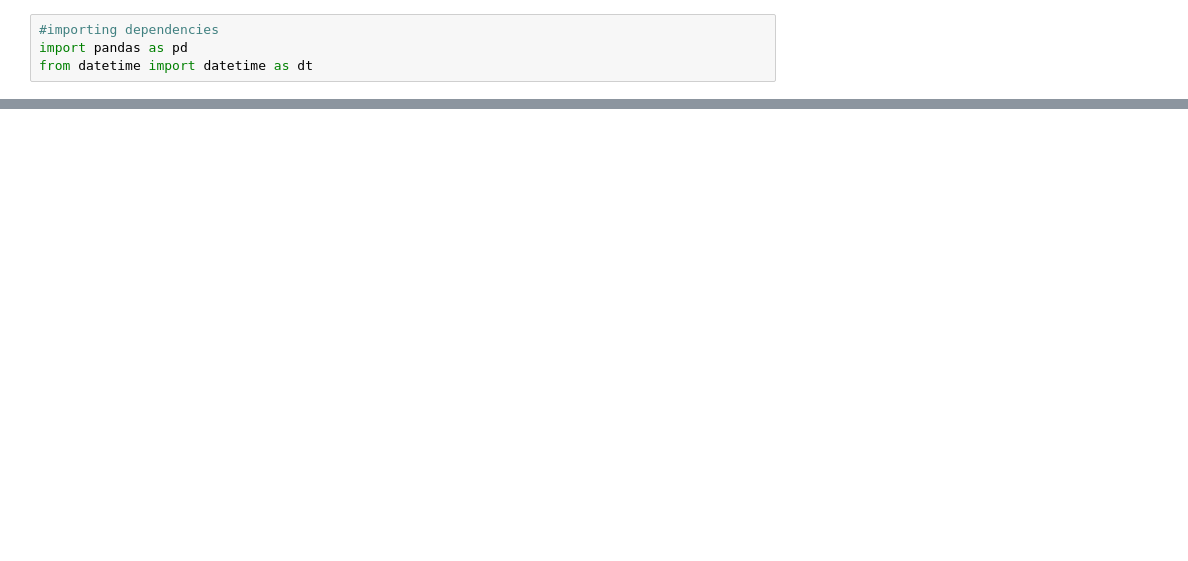
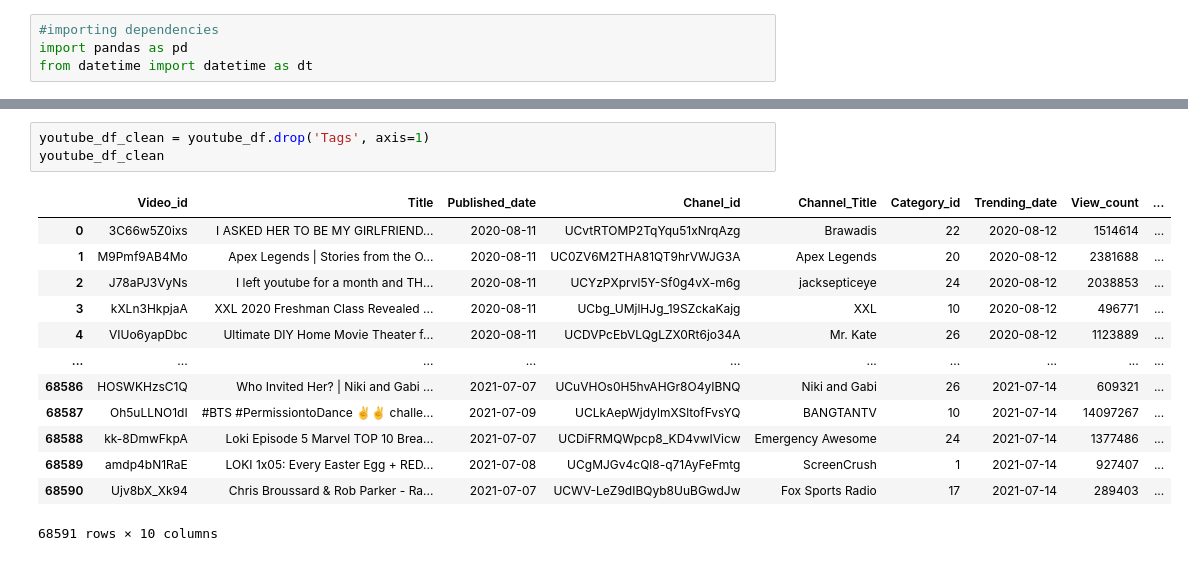
Before and after one commit to ichakrabarty/Grp_5---Youtube-Trending, a Jupyter notebook: main.ipynb, the cells around one changed output, grey strips where cells are left out. Cells and saved outputs as stored; diff of their text form; blank space fills up the shorter version.

```diff
--- a/main.ipynb
+++ b/main.ipynb
@@ -77,0 +119,17 @@ See the caveats in the documentation: https://pandas.pydata.org/pandas-docs/stab
+# %%
+youtube_df_clean = youtube_df.drop('Tags', axis=1)
+youtube_df_clean
+# %% [output]
+|  | Video_id | Title | Published_date | Chanel_id | Channel_Title | Category_id | Trending_date | View_count | ... |
+| 0 | 3C66w5Z0ixs | I ASKED HER TO BE MY GIRLFRIEND... | 2020-08-11 | UCvtRTOMP2TqYqu51xNrqAzg | Brawadis | 22 | 2020-08-12 | 1514614 | ... |
+| 1 | M9Pmf9AB4Mo | Apex Legends | Stories from the O... | 2020-08-11 | UC0ZV6M2THA81QT9hrVWJG3A | Apex Legends | 20 | 2020-08-12 | 2381688 | ... |
+| 2 | J78aPJ3VyNs | I left youtube for a month and TH... | 2020-08-11 | UCYzPXprvl5Y-Sf0g4vX-m6g | jacksepticeye | 24 | 2020-08-12 | 2038853 | ... |
+| 3 | kXLn3HkpjaA | XXL 2020 Freshman Class Revealed ... | 2020-08-11 | UCbg_UMjlHJg_19SZckaKajg | XXL | 10 | 2020-08-12 | 496771 | ... |
+| 4 | VIUo6yapDbc | Ultimate DIY Home Movie Theater f... | 2020-08-11 | UCDVPcEbVLQgLZX0Rt6jo34A | Mr. Kate | 26 | 2020-08-12 | 1123889 | ... |
+| ... | ... | ... | ... | ... | ... | ... | ... | ... | ... |
+| 68586 | HOSWKHzsC1Q | Who Invited Her? | Niki and Gabi ... | 2021-07-07 | UCuVHOs0H5hvAHGr8O4yIBNQ | Niki and Gabi | 26 | 2021-07-14 | 609321 | ... |
+| 68587 | Oh5uLLNO1dI | #BTS #PermissiontoDance ✌✌ challe... | 2021-07-09 | UCLkAepWjdylmXSltofFvsYQ | BANGTANTV | 10 | 2021-07-14 | 14097267 | ... |
+| 68588 | kk-8DmwFkpA | Loki Episode 5 Marvel TOP 10 Brea... | 2021-07-07 | UCDiFRMQWpcp8_KD4vwIVicw | Emergency Awesome | 24 | 2021-07-14 | 1377486 | ... |
+| 68589 | amdp4bN1RaE | LOKI 1x05: Every Easter Egg + RED... | 2021-07-08 | UCgMJGv4cQl8-q71AyFeFmtg | ScreenCrush | 1 | 2021-07-14 | 927407 | ... |
+| 68590 | Ujv8bX_Xk94 | Chris Broussard & Rob Parker - Ra... | 2021-07-07 | UCWV-LeZ9dIBQyb8UuBGwdJw | Fox Sports Radio | 17 | 2021-07-14 | 289403 | ... |
+68591 rows × 10 columns
```
Also changed, not shown: parts of 4 cells of this notebook, 1 other file.
